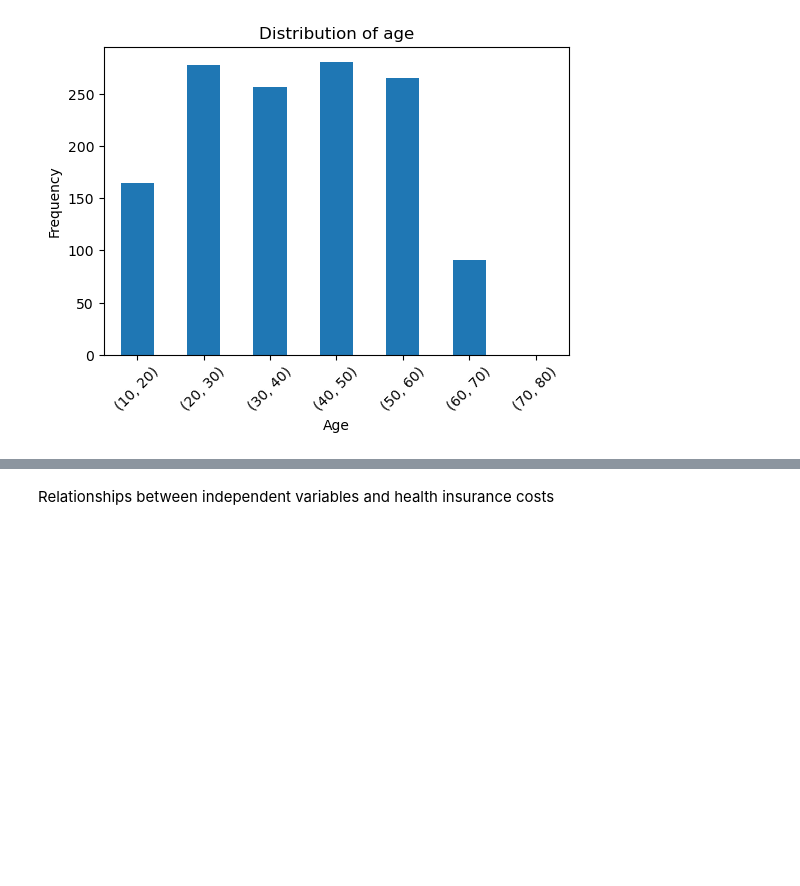
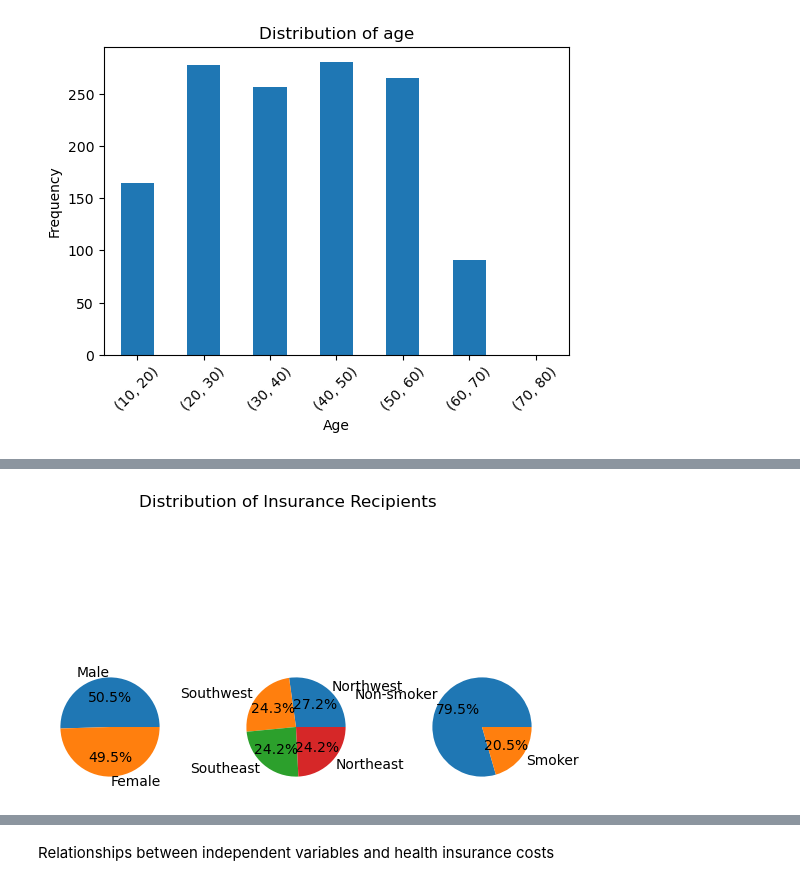
Before and after one commit to carolinefoshee/project-1, a Jupyter notebook: project1.ipynb, the cells around one changed output, grey strips where cells are left out. Saved outputs shown, nothing was run; the diff lists cells and outputs as text; code cells hidden in the pictures; blank space fills up the shorter version.

```diff
--- a/project1.ipynb
+++ b/project1.ipynb
@@ -134,0 +135,20 @@ plt.show()
+# %%
+# Distribution of gender, region and smoking habits of Insurance recipients
+fig, (ax1, ax2, ax3) = plt.subplots(1,3)
+fig.suptitle("Distribution of Insurance Recipients")
+
+categories=["Male","Female"]
+gender_count=insurance_df["sex"].value_counts()
+ax1.pie(gender_count, labels=categories, autopct='%1.1f%%')
+
+categories=["Northwest","Southwest","Southeast","Northeast"]
+region_count= insurance_df["region"].value_counts()
+ax2.pie(region_count, labels=categories, autopct='%1.1f%%')
+
+categories=["Non-smoker","Smoker"]
+smoker_count=insurance_df["smoker"].value_counts()
+ax3.pie(smoker_count, labels=categories, autopct='%1.1f%%')
+plt.subplots_adjust(wspace=0.5)
+plt.show()
+# %% [output]
+[figure, added]
```
Also changed, not shown: parts of 36 cells of this notebook.
